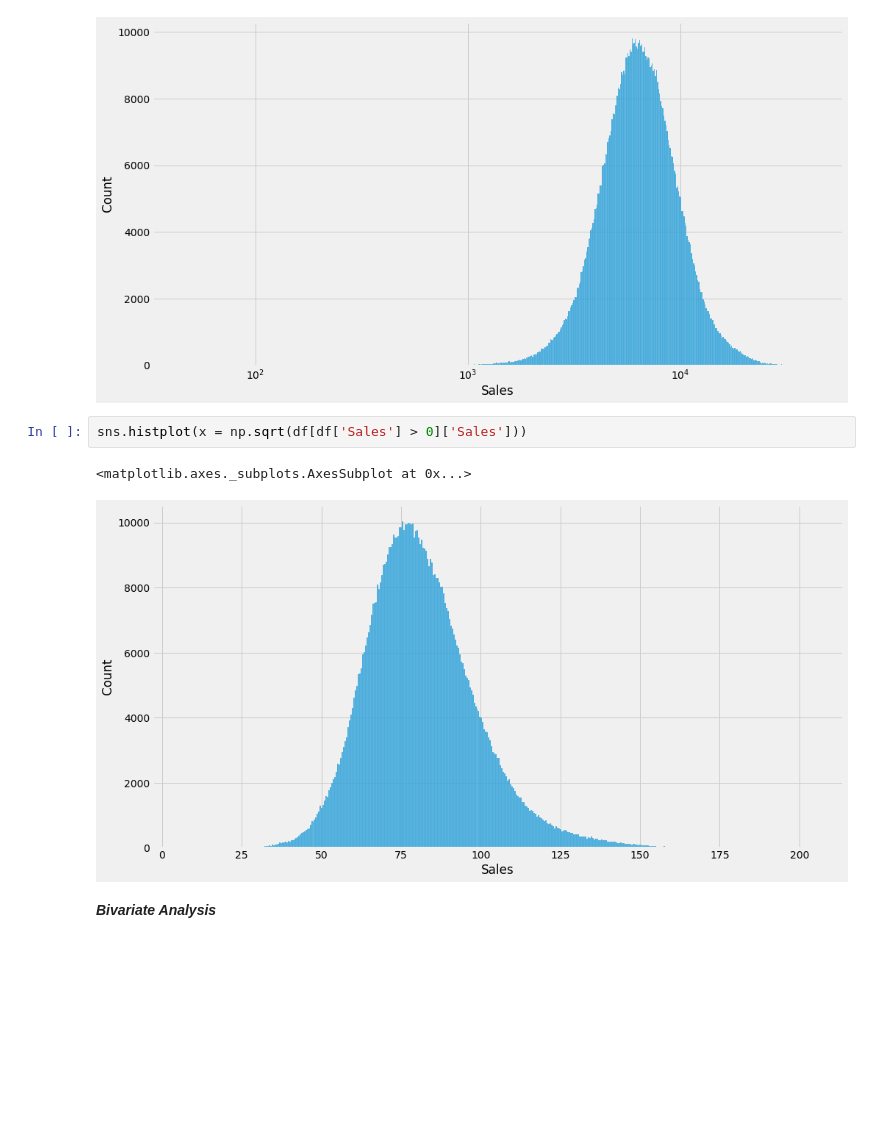
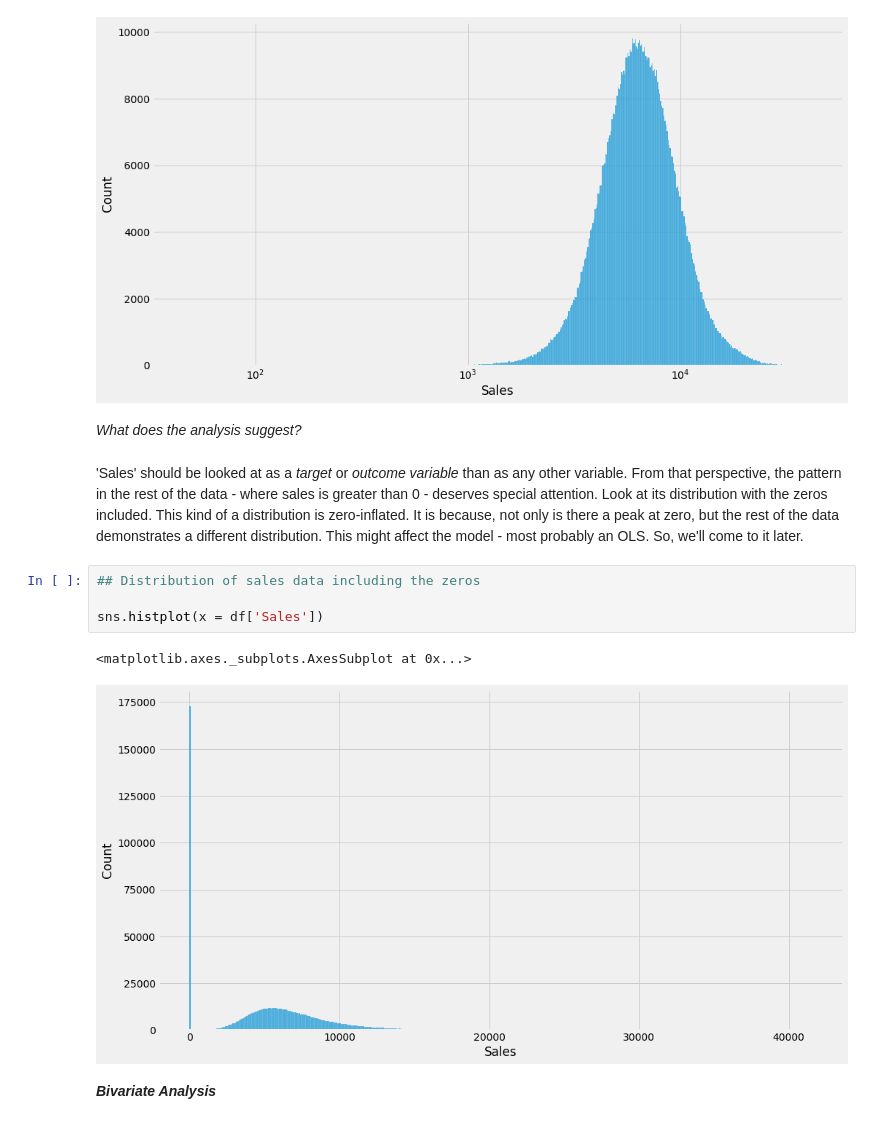
Before and after one commit to ritiknayakzz/Rossmann-Sales-Prediction-Regression-Project, a Jupyter notebook: Regression_Capstone_Project_(Rossmann_Sales_Prediction)_Ritik_Prakash_Nayak.ipynb, the cells around one changed output. Saved outputs shown, nothing was run; the diff lists cells and outputs as text; blank space fills up the shorter version.

```diff
--- a/Regression_Capstone_Project_(Rossmann_Sales_Prediction)_Ritik_Prakash_Nayak.ipynb
+++ b/Regression_Capstone_Project_(Rossmann_Sales_Prediction)_Ritik_Prakash_Nayak.ipynb
@@ -374,11 +440,17 @@ sns.histplot(x = df[df['Sales'] > 0]['Sales'], log_scale = True)
 # %% [output]
 <matplotlib.axes._subplots.AxesSubplot at 0x...>
 [figure]
-# %%
-sns.histplot(x = np.sqrt(df[df['Sales'] > 0]['Sales']))
-# %% [output]
-<matplotlib.axes._subplots.AxesSubplot at 0x...>
-[figure, removed]
+# %% [markdown]
+*What does the analysis suggest?*
+# %% [markdown]
+'Sales' should be looked at as a *target* or *outcome variable* than as any other variable. From that perspective, the pattern in the rest of the data - where sales is greater than 0 - deserves special attention. Look at its distribution with the zeros included. This kind of a distribution is zero-inflated. It is because, not only is there a peak at zero, but the rest of the data demonstrates a different distribution. This might affect the model - most probably an OLS. So, we'll come to it later.
+# %%
+## Distribution of sales data including the zeros
+
+sns.histplot(x = df['Sales'])
+# %% [output]
+<matplotlib.axes._subplots.AxesSubplot at 0x...>
+[figure, added]
 # %% [markdown]
 ***Bivariate Analysis***
 # %% [markdown]
```
Also changed, not shown: parts of 179 cells of this notebook.
